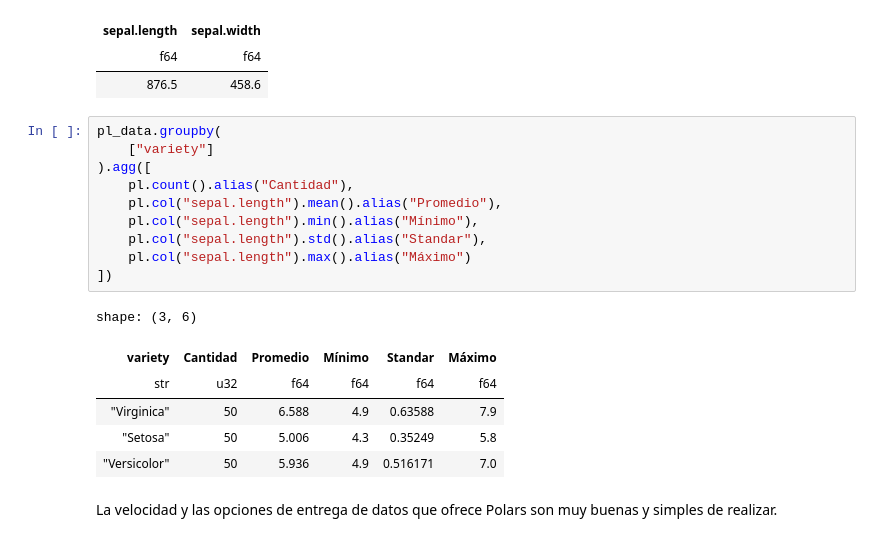
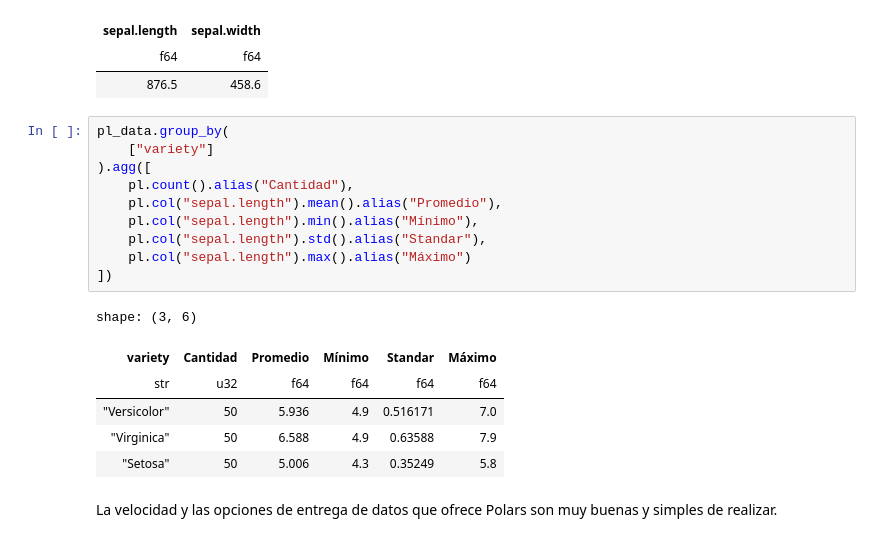
Before and after one commit to shadowsigm/ArchivosConPolars, a Jupyter notebook: Manipulación con Polars.ipynb, the cells around one changed output. Saved outputs shown, nothing was run; the diff lists cells and outputs as text.

```diff
--- a/Manipulación con Polars.ipynb
+++ b/Manipulación con Polars.ipynb
@@ -108,22 +108,22 @@ shape: (1, 2)
 | f64 | f64 |
 | 876.5 | 458.6 |
 # %%
-pl_data.groupby(
+pl_data.group_by(
     ["variety"]
 ).agg([
     pl.count().alias("Cantidad"),
     pl.col("sepal.length").mean().alias("Promedio"),
     pl.col("sepal.length").min().alias("Mínimo"),
     pl.col("sepal.length").std().alias("Standar"),
     pl.col("sepal.length").max().alias("Máximo")
 ])
 # %% [output]
 shape: (3, 6)
 | variety | Cantidad | Promedio | Mínimo | Standar | Máximo |
 | str | u32 | f64 | f64 | f64 | f64 |
+| "Versicolor" | 50 | 5.936 | 4.9 | 0.516171 | 7.0 |
 | "Virginica" | 50 | 6.588 | 4.9 | 0.63588 | 7.9 |
 | "Setosa" | 50 | 5.006 | 4.3 | 0.35249 | 5.8 |
-| "Versicolor" | 50 | 5.936 | 4.9 | 0.516171 | 7.0 |
 # %% [markdown]
 La velocidad y las opciones de entrega de datos que ofrece Polars son muy buenas y simples de realizar.
 # %% [markdown]
```
Also changed, not shown: parts of 1 cell of this notebook.
